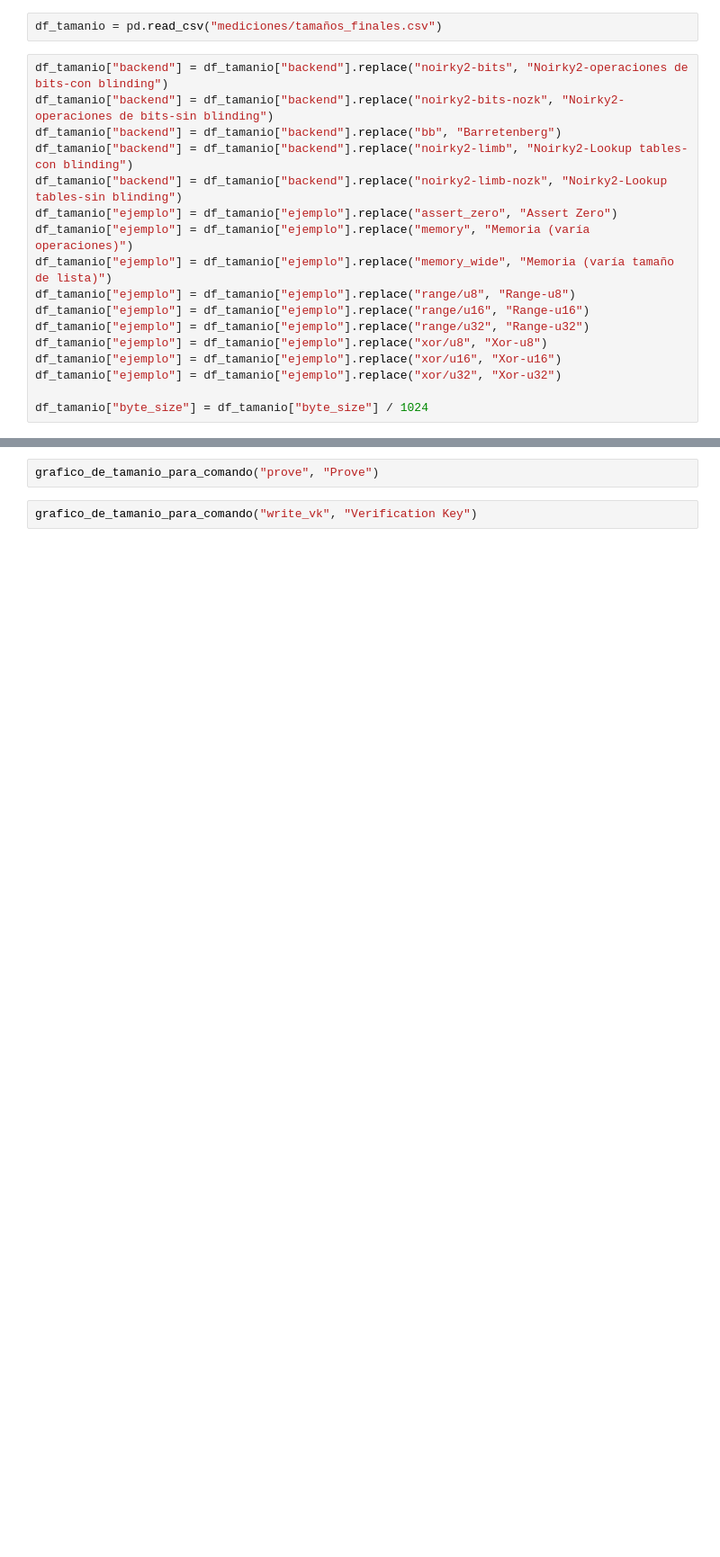
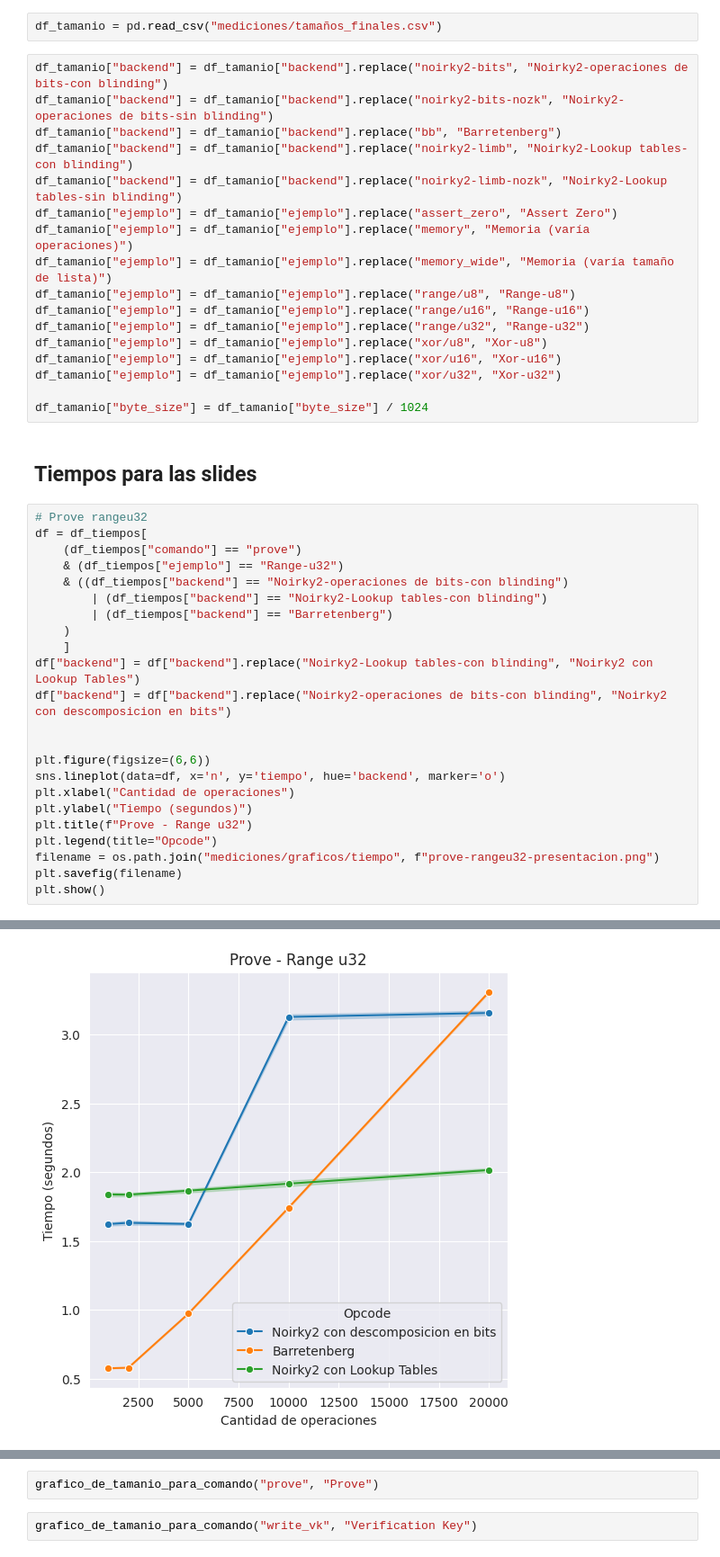
Before and after one commit to brweisz/Tesis-de-licenciatura-Bruno-Weisz, a Jupyter notebook: experimentacion/experimentacion.ipynb, the cells around one changed output, grey strips where cells are left out. Shown: that part at 90% size. Saved outputs shown, nothing was run; the diff lists cells and outputs as text; blank space fills up the shorter version.

```diff
--- a/experimentacion/experimentacion.ipynb
+++ b/experimentacion/experimentacion.ipynb
@@ -371,3 +371,29 @@ df_tamanio["ejemplo"] = df_tamanio["ejemplo"].replace("xor/u16", "Xor-u16")
 df_tamanio["ejemplo"] = df_tamanio["ejemplo"].replace("xor/u32", "Xor-u32")
 
 df_tamanio["byte_size"] = df_tamanio["byte_size"] / 1024
+# %% [markdown]
+## Tiempos para las slides
+# %%
+# Prove rangeu32
+df = df_tiempos[
+    (df_tiempos["comando"] == "prove")
+    & (df_tiempos["ejemplo"] == "Range-u32")
+    & ((df_tiempos["backend"] == "Noirky2-operaciones de bits-con blinding")
+        | (df_tiempos["backend"] == "Noirky2-Lookup tables-con blinding")
+        | (df_tiempos["backend"] == "Barretenberg")
+    )
+    ]
+df["backend"] = df["backend"].replace("Noirky2-Lookup tables-con blinding", "Noirky2 con Lookup Tables")
+df["backend"] = df["backend"].replace("Noirky2-operaciones de bits-con blinding", "Noirky2 con descomposicion en bits")
+
+
+plt.figure(figsize=(6,6))
+sns.lineplot(data=df, x='n', y='tiempo', hue='backend', marker='o')
+plt.xlabel("Cantidad de operaciones")
+plt.ylabel("Tiempo (segundos)")
+plt.title(f"Prove - Range u32")
+plt.legend(title="Opcode")
+filename = os.path.join("mediciones/graficos/tiempo", f"prove-rangeu32-presentacion.png")
+plt.savefig(filename)
+plt.show()
+# %% [output]
@@ -373,0 +410 @@ df_tamanio["byte_size"] = df_tamanio["byte_size"] / 1024
+[figure, added]
```
Also changed, not shown: parts of 4 cells of this notebook, 1 other file.
